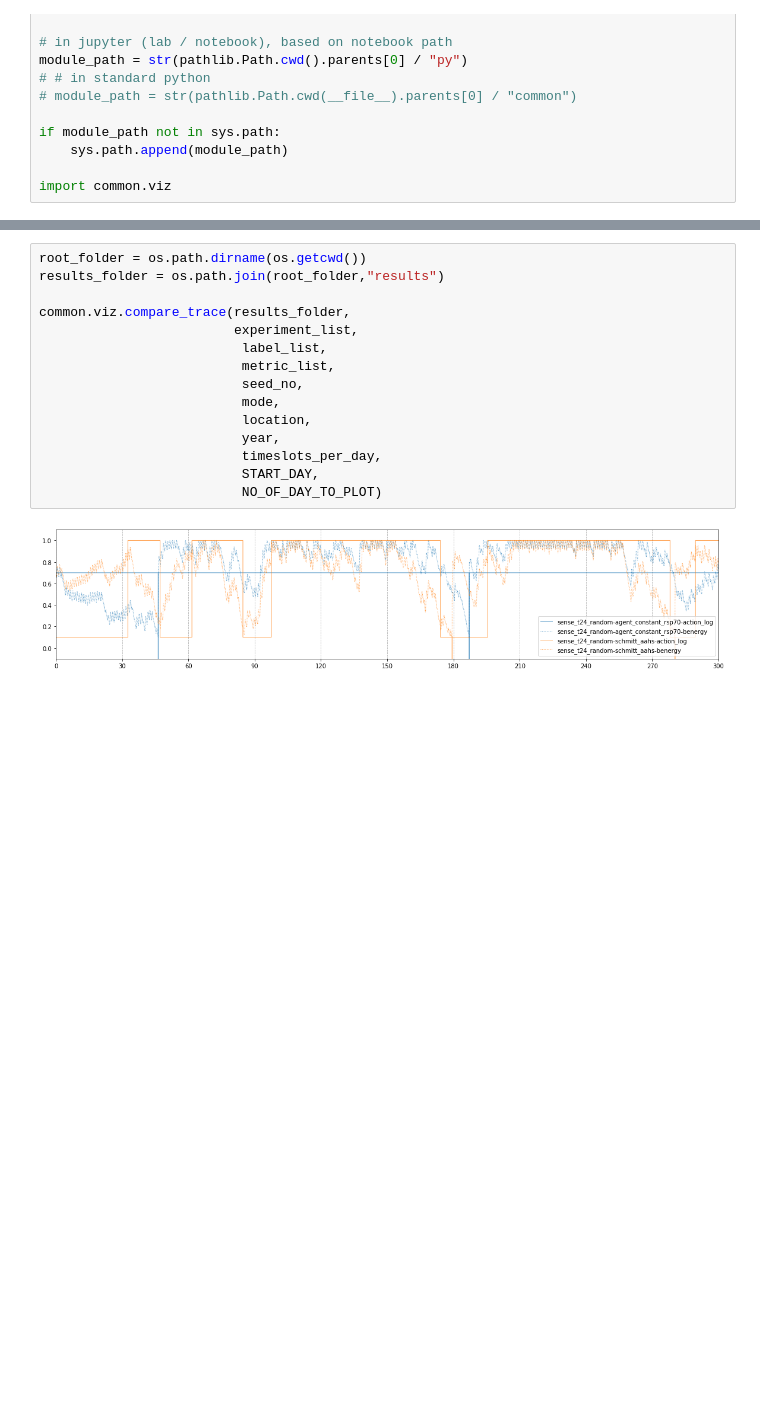
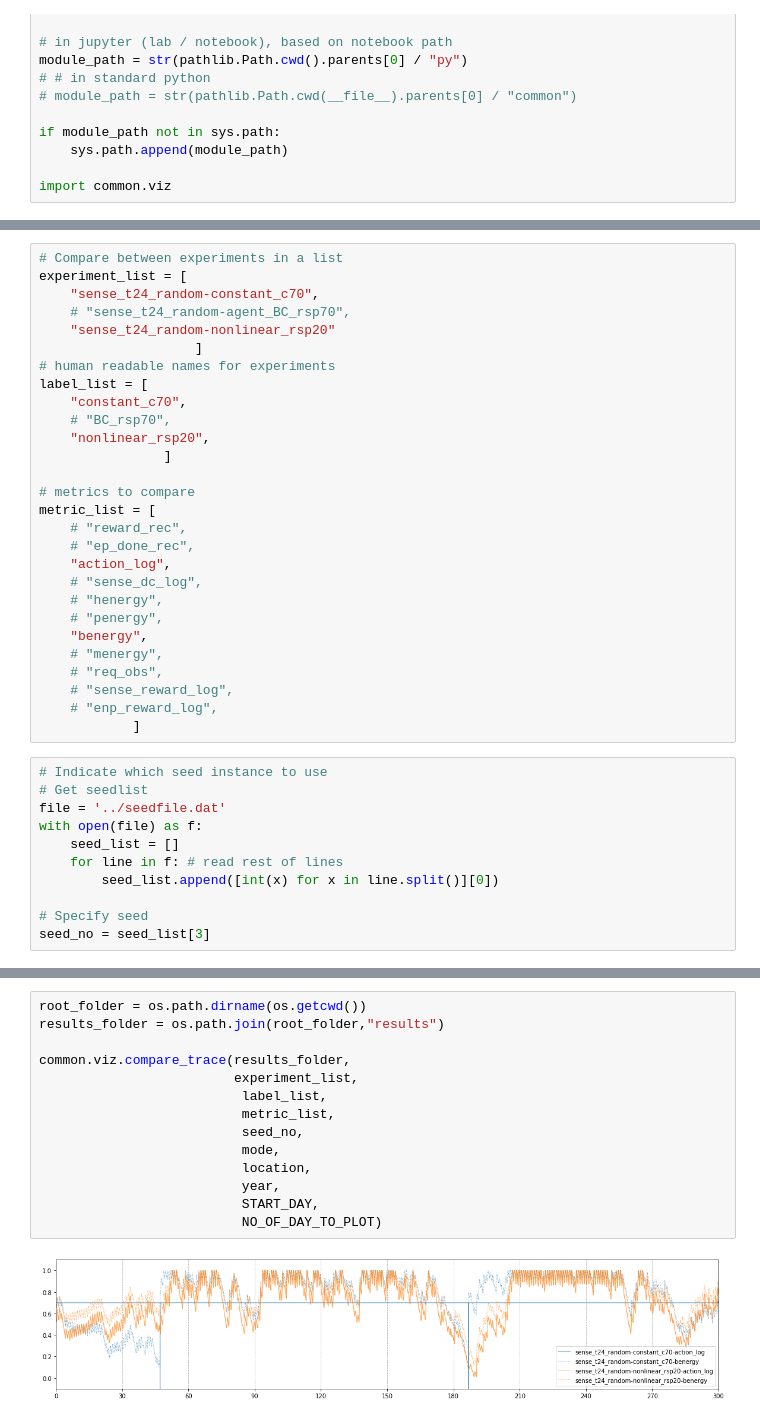
Before and after one commit to shaswot/morl_eno, a Jupyter notebook: viz_notebooks/viz_single_year-multiple_instance-common_seed-trace_compare.ipynb, the cells around one changed output, grey strips where cells are left out. Cells and saved outputs as stored; diff of their text form; blank space fills up the shorter version.

Commit message:
updated viz_single_year-multiple_instance-common_seed-trace_compare.ipynb and compare_trace to infer timeslots per day from results

```diff
--- a/viz_notebooks/viz_single_year-multiple_instance-common_seed-trace_compare.ipynb
+++ b/viz_notebooks/viz_single_year-multiple_instance-common_seed-trace_compare.ipynb
@@ -66,0 +22,39 @@ test
+# %%
+# Compare between experiments in a list
+experiment_list = [
+    "sense_t24_random-constant_c70",
+    # "sense_t24_random-agent_BC_rsp70",
+    "sense_t24_random-nonlinear_rsp20"
+                    ]
+# human readable names for experiments
+label_list = [
+    "constant_c70",
+    # "BC_rsp70",
+    "nonlinear_rsp20",
+                ]
+
+# metrics to compare
+metric_list = [
+    # "reward_rec",
+    # "ep_done_rec",
+    "action_log",
+    # "sense_dc_log",
+    # "henergy",
+    # "penergy",
+    "benergy",
+    # "menergy",
+    # "req_obs",
+    # "sense_reward_log",
+    # "enp_reward_log",
+            ]
+# %%
+# Indicate which seed instance to use
+# Get seedlist
+file = '../seedfile.dat'
+with open(file) as f:
+    seed_list = []
+    for line in f: # read rest of lines
+        seed_list.append([int(x) for x in line.split()][0])
+
+# Specify seed
+seed_no = seed_list[3]
@@ -67,17 +74,16 @@ test
 # %%
 root_folder = os.path.dirname(os.getcwd())
 results_folder = os.path.join(root_folder,"results")
 
 common.viz.compare_trace(results_folder,
                          experiment_list,
                           label_list,
                           metric_list,
                           seed_no,
                           mode,
                           location,
                           year,
-                          timeslots_per_day,
                           START_DAY,
                           NO_OF_DAY_TO_PLOT)
 # %% [output]
-[figure, old version]
+[figure, new version]
```
Also changed, not shown: parts of 2 cells of this notebook, 1 other file.
